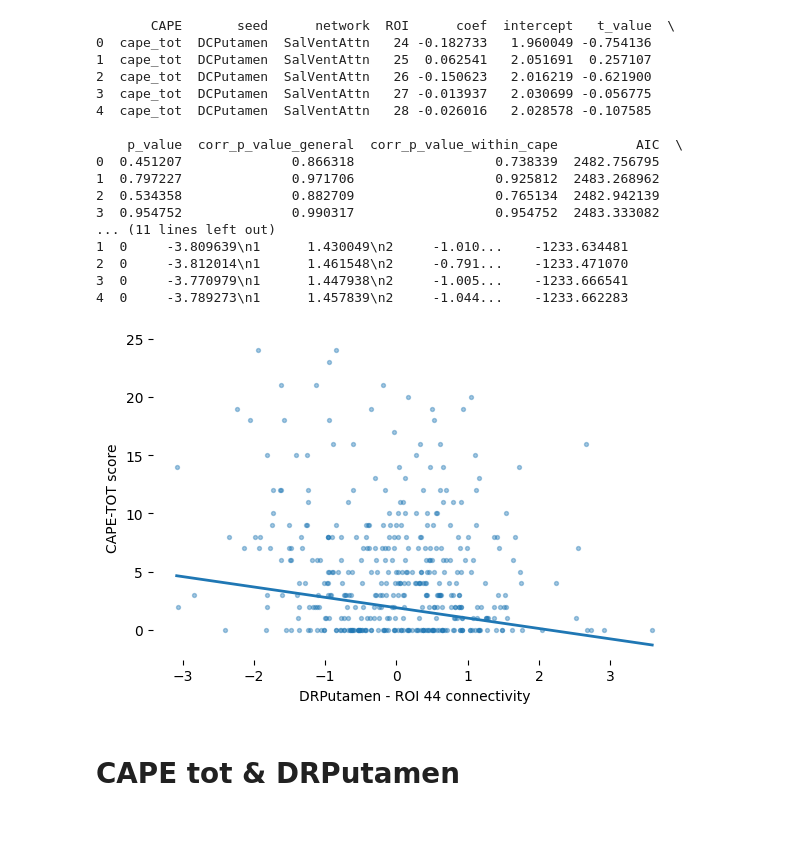
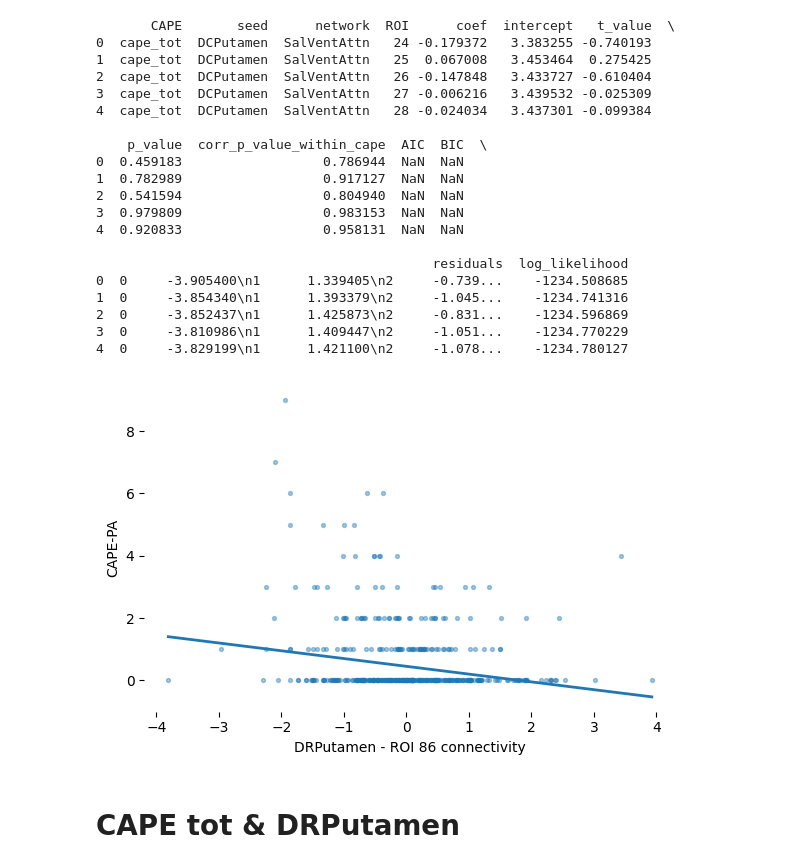
Before and after one commit to angeloodr/INPD-neuroimage-cape, a Jupyter notebook: code/plotting_second_level_results.ipynb, the cells around one changed output. Drawn from its saved outputs; the diff is of its cells as text; code cells hidden in the pictures; blank space fills up the shorter version.

Commit message:
"altering the chart to cape-pos and standidize the labels"

```diff
--- a/code/plotting_second_level_results.ipynb
+++ b/code/plotting_second_level_results.ipynb
@@ -33,7 +33,7 @@ seednames = ['DCPutamen',
 # setting the seed name and the rois which had results in the second level analysis
 
 
-data = pd.read_csv(os.path.join(secondlvresults,'results_2ndlvl_OLS.csv'), header=0)
+data = pd.read_csv(os.path.join(secondlvresults,'results_2ndlvl_mixedLM_withSelection.csv'), header=0)
 
 #stat a dictionary to store the salience and default values
 tmap = {}
@@ -48,28 +48,31 @@ print(data.head())
 # print(tmap['DCPutamen'].columns.tolist())
 # %% [output]
        CAPE       seed      network  ROI      coef  intercept   t_value  \
-0  cape_tot  DCPutamen  SalVentAttn   24 -0.182733   1.960049 -0.754136
-1  cape_tot  DCPutamen  SalVentAttn   25  0.062541   2.051691  0.257107
-2  cape_tot  DCPutamen  SalVentAttn   26 -0.150623   2.016219 -0.621900
-3  cape_tot  DCPutamen  SalVentAttn   27 -0.013937   2.030699 -0.056775
-4  cape_tot  DCPutamen  SalVentAttn   28 -0.026016   2.028578 -0.107585
+0  cape_tot  DCPutamen  SalVentAttn   24 -0.179372   3.383255 -0.740193
+1  cape_tot  DCPutamen  SalVentAttn   25  0.067008   3.453464  0.275425
+2  cape_tot  DCPutamen  SalVentAttn   26 -0.147848   3.433727 -0.610404
+3  cape_tot  DCPutamen  SalVentAttn   27 -0.006216   3.439532 -0.025309
+4  cape_tot  DCPutamen  SalVentAttn   28 -0.024034   3.437301 -0.099384
 
-    p_value  corr_p_value_general  corr_p_value_within_cape          AIC  \
-0  0.451207              0.866318                  0.738339  2482.756795
-1  0.797227              0.971706                  0.925812  2483.268962
-2  0.534358              0.882709                  0.765134  2482.942139
-3  0.954752              0.990317                  0.954752  2483.333082
-... (11 lines left out)
-1  0     -3.809639\n1      1.430049\n2     -1.010...    -1233.634481
-2  0     -3.812014\n1      1.461548\n2     -0.791...    -1233.471070
-3  0     -3.770979\n1      1.447938\n2     -1.005...    -1233.666541
-4  0     -3.789273\n1      1.457839\n2     -1.044...    -1233.662283
+    p_value  corr_p_value_within_cape  AIC  BIC  \
+0  0.459183                  0.786944  NaN  NaN
+1  0.782989                  0.917127  NaN  NaN
+2  0.541594                  0.804940  NaN  NaN
+3  0.979809                  0.983153  NaN  NaN
+4  0.920833                  0.958131  NaN  NaN
+
+                                           residuals  log_likelihood
+0  0     -3.905400\n1      1.339405\n2     -0.739...    -1234.508685
+1  0     -3.854340\n1      1.393379\n2     -1.045...    -1234.741316
+2  0     -3.852437\n1      1.425873\n2     -0.831...    -1234.596869
+3  0     -3.810986\n1      1.409447\n2     -1.051...    -1234.770229
+4  0     -3.829199\n1      1.421100\n2     -1.078...    -1234.780127
 # %%
-# plotting the scatte plot for cape tot  - drputamen - roi 44
+# plotting the scatte plot for cape tot  - drputamen - roi 86
 
 row = data.loc[(data['seed'] == 'DRPutamen')
-               & (data['CAPE'] == 'cape_tot')
-               & (data['ROI'] == 44)]
+               & (data['CAPE'] == 'cape_PA_score')
+               & (data['ROI'] == 86)]
 
 beta = row['coef'].values[0]
 intercept = row['intercept'].values[0]
@@ -80,8 +83,8 @@ intercept = row['intercept'].values[0]
 
 df = tmap['DRPutamen']
 
-x = df['roi_44']
-y = df['cape_tot']
+x = df['roi_86']
+y = df['cape_PA_score']
 
 # -------------------------
 # 3. Scatter
@@ -92,36 +95,36 @@ plt.scatter(x, y, s=8, alpha=0.4)
 
 # -------------------------
 # 4. Predicted curve (NB log link)
 # -------------------------
 
 x_grid = np.linspace(x.min(), x.max(), 200)
 
 y_pred = intercept + beta * x_grid
 
 plt.plot(x_grid, y_pred, linewidth=2)
 
 # -------------------------
 # 5. Melhor visualização para variável skewed
 # -------------------------
 
 # plt.yscale('log')  # RECOMENDADO
 
-plt.xlabel('DRPutamen - ROI 44 connectivity')
-plt.ylabel('CAPE-TOT score')
+plt.xlabel('DRPutamen - ROI 86 connectivity')
+plt.ylabel('CAPE-PA')
 # plt.title('Association between corticostriatal connectivity and PE')
 
 plt.tight_layout()
 
 # remove axis and contour lines
 # plt.axis('off')  # Turn off the axis
 plt.gca().spines['top'].set_visible(False)  # Hide the top spine
 plt.gca().spines['right'].set_visible(False)  # Hide the right spine
 plt.gca().spines['left'].set_visible(False)  # Hide the left spine
 plt.gca().spines['bottom'].set_visible(False)  # Hide the bottom spine
 
 plt.show()
 # %% [output]
-[figure, old version]
+[figure, new version]
 # %% [markdown]
 # CAPE tot & DRPutamen
 # %%
```
Also changed, not shown: 3 other files.
